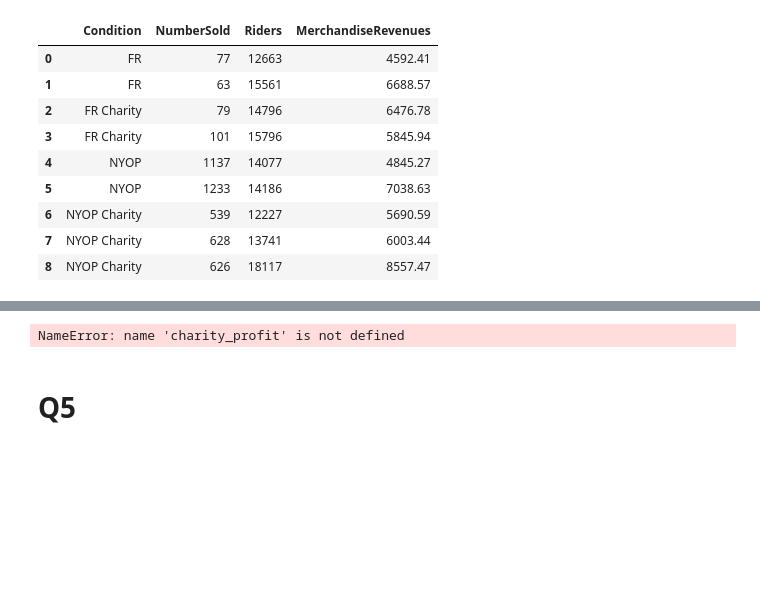
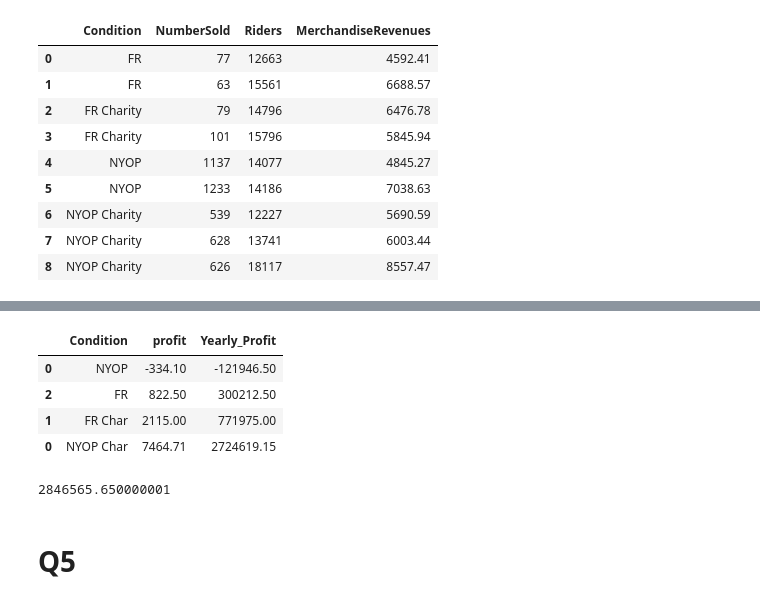
Before and after one commit to rsm-roguchi/Case2, a Jupyter notebook: case.ipynb, the cells around one changed output, grey strips where cells are left out. Drawn from its saved outputs; the diff is of its cells as text; code cells hidden in the pictures; blank space fills up the shorter version.

```diff
--- a/case.ipynb
+++ b/case.ipynb
@@ -436,3 +436,7 @@ sales_dat
 | 6 | NYOP Charity | 539 | 12227 | 5690.59 |
 | 7 | NYOP Charity | 628 | 13741 | 6003.44 |
 | 8 | NYOP Charity | 626 | 18117 | 8557.47 |
+# %%
+all_daily_df = pd.DataFrame(all_daily).reset_index()
+all_daily_df = all_daily_df[all_daily_df['Condition'].str.contains("Charity") == False]
+all_daily_df
@@ -439,3 +447,6 @@ sales_dat
 # %%
-charity_profit.loc[charity_profit['Type'] == 'NYOP', 'Rev'] = charity_profit.loc[charity_profit['Type'] == 'NYOP', 'Rev'] / 3
-charity_profit.loc[charity_profit['Type'] == 'FR', 'Rev'] = charity_profit.loc[charity_profit['Type'] == 'FR', 'Rev'] / 2
+charity_profit.loc[charity_profit['Condition'] == 'NYOP', 'profit'] = charity_profit.loc[charity_profit['Condition'] == 'NYOP', 'profit'] / 3
+charity_profit.loc[charity_profit['Condition'] == 'FR', 'profit'] = charity_profit.loc[charity_profit['Condition'] == 'FR', 'profit'] / 2
+# %%
+charity_profit = pd.concat([all_daily_df, charity_profit])
+charity_profit
@@ -442,8 +459,17 @@ charity_profit.loc[charity_profit['Type'] == 'FR', 'Rev'] = charity_profit.loc[c
 # %%
-charity_profit['Yearly_Profit'] = charity_profit['Rev'] * 365
-charity_profit['Yearly_Profit'][::-1].diff().iloc[1] # The difference between the strategy profits
+charity_profit['Yearly_Profit'] = charity_profit['profit'] * 365
+charity_profit = charity_profit.sort_values('Yearly_Profit') # The difference between the strategy profits
+charity_profit
 # %% [output]
-NameError: name 'charity_profit' is not defined
+|  | Condition | profit | Yearly_Profit |
+| 0 | NYOP | -334.10 | -121946.50 |
+| 2 | FR | 822.50 | 300212.50 |
+| 1 | FR Char | 2115.00 | 771975.00 |
+| 0 | NYOP Char | 7464.71 | 2724619.15 |
+# %%
+charity_profit.iloc[-1, 2] - charity_profit.iloc[0, 2]
+# %% [output]
+2846565.650000001
 # %% [markdown]
 # Q5
 # %%
```
Also changed, not shown: parts of 12 cells of this notebook.
